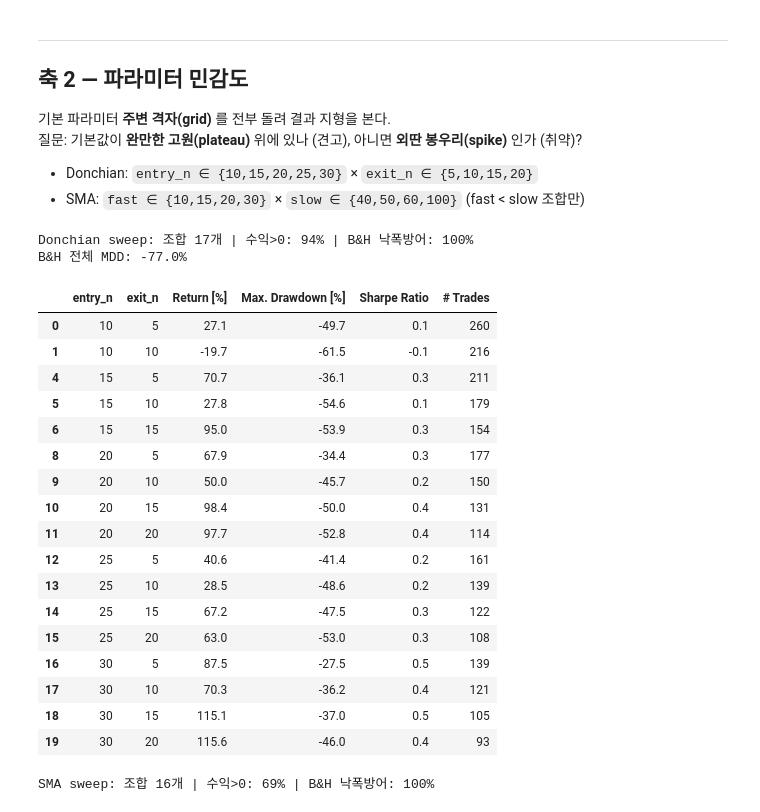
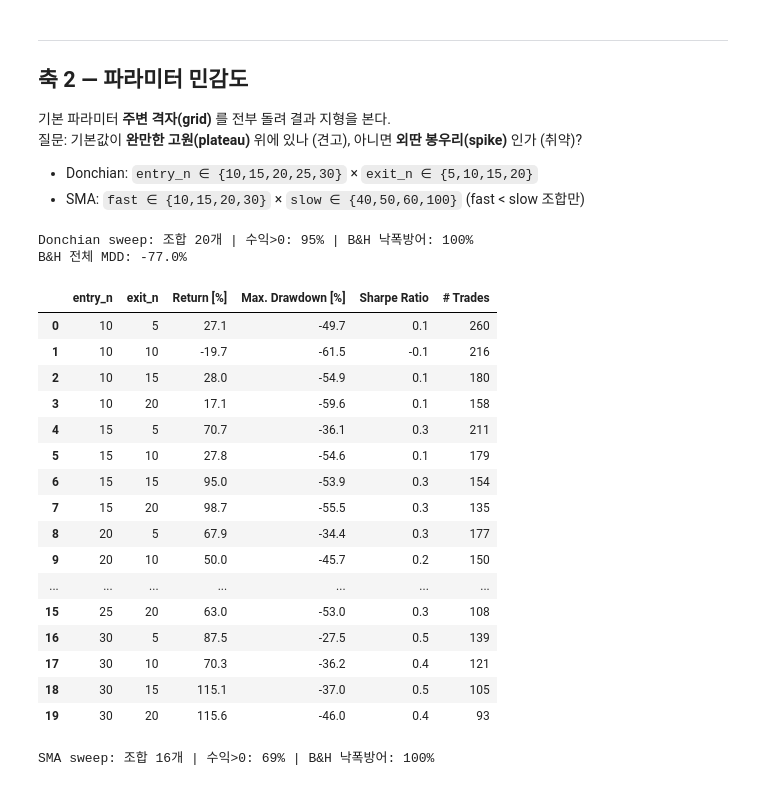
Before and after one commit to kkimsuhyeon/quant-trading-bot, a Jupyter notebook: research/2026-06-28_phase3_robustness.ipynb, the cells around one changed output. Drawn from its saved outputs; the diff is of its cells as text; code cells hidden in the pictures.

```diff
--- a/research/2026-06-28_phase3_robustness.ipynb
+++ b/research/2026-06-28_phase3_robustness.ipynb
@@ -135,35 +135,32 @@ print(f"  OOS SMA:      MDD {sma_oos_m['Max. Drawdown [%]']:+.1f}%  낙폭방어
 # %%
 # Donchian param sweep
 don_grid = {"entry_n": [10, 15, 20, 25, 30], "exit_n": [5, 10, 15, 20]}
 don_sweep = param_sweep(df, DonchianBreakout, don_grid)
-# entry_n >= exit_n 필터
-don_sweep = don_sweep[don_sweep["entry_n"] >= don_sweep["exit_n"]].copy()
 
 bh_full = buy_hold(df)
 don_sweep["beats_bh_mdd"] = don_sweep["Max. Drawdown [%]"] > bh_full["Max. Drawdown [%]"]
 pos_rate = (don_sweep["Return [%]"] > 0).mean() * 100
 def_rate = don_sweep["beats_bh_mdd"].mean() * 100
 
 print(f"Donchian sweep: 조합 {len(don_sweep)}개 | 수익>0: {pos_rate:.0f}% | B&H 낙폭방어: {def_rate:.0f}%")
 print(f"B&H 전체 MDD: {bh_full['Max. Drawdown [%]']:.1f}%")
 print()
 display(don_sweep[["entry_n","exit_n","Return [%]","Max. Drawdown [%]","Sharpe Ratio","# Trades"]].round(1))
 # %% [output]
-Donchian sweep: 조합 17개 | 수익>0: 94% | B&H 낙폭방어: 100%
+Donchian sweep: 조합 20개 | 수익>0: 95% | B&H 낙폭방어: 100%
 B&H 전체 MDD: -77.0%
 |  | entry_n | exit_n | Return [%] | Max. Drawdown [%] | Sharpe Ratio | # Trades |
 | 0 | 10 | 5 | 27.1 | -49.7 | 0.1 | 260 |
 | 1 | 10 | 10 | -19.7 | -61.5 | -0.1 | 216 |
+| 2 | 10 | 15 | 28.0 | -54.9 | 0.1 | 180 |
+| 3 | 10 | 20 | 17.1 | -59.6 | 0.1 | 158 |
 | 4 | 15 | 5 | 70.7 | -36.1 | 0.3 | 211 |
 | 5 | 15 | 10 | 27.8 | -54.6 | 0.1 | 179 |
 | 6 | 15 | 15 | 95.0 | -53.9 | 0.3 | 154 |
+| 7 | 15 | 20 | 98.7 | -55.5 | 0.3 | 135 |
 | 8 | 20 | 5 | 67.9 | -34.4 | 0.3 | 177 |
 | 9 | 20 | 10 | 50.0 | -45.7 | 0.2 | 150 |
-| 10 | 20 | 15 | 98.4 | -50.0 | 0.4 | 131 |
-| 11 | 20 | 20 | 97.7 | -52.8 | 0.4 | 114 |
-| 12 | 25 | 5 | 40.6 | -41.4 | 0.2 | 161 |
-| 13 | 25 | 10 | 28.5 | -48.6 | 0.2 | 139 |
-| 14 | 25 | 15 | 67.2 | -47.5 | 0.3 | 122 |
+| ... | ... | ... | ... | ... | ... | ... |
 | 15 | 25 | 20 | 63.0 | -53.0 | 0.3 | 108 |
 | 16 | 30 | 5 | 87.5 | -27.5 | 0.5 | 139 |
 | 17 | 30 | 10 | 70.3 | -36.2 | 0.4 | 121 |
```
Also changed, not shown: parts of 2 cells of this notebook.
